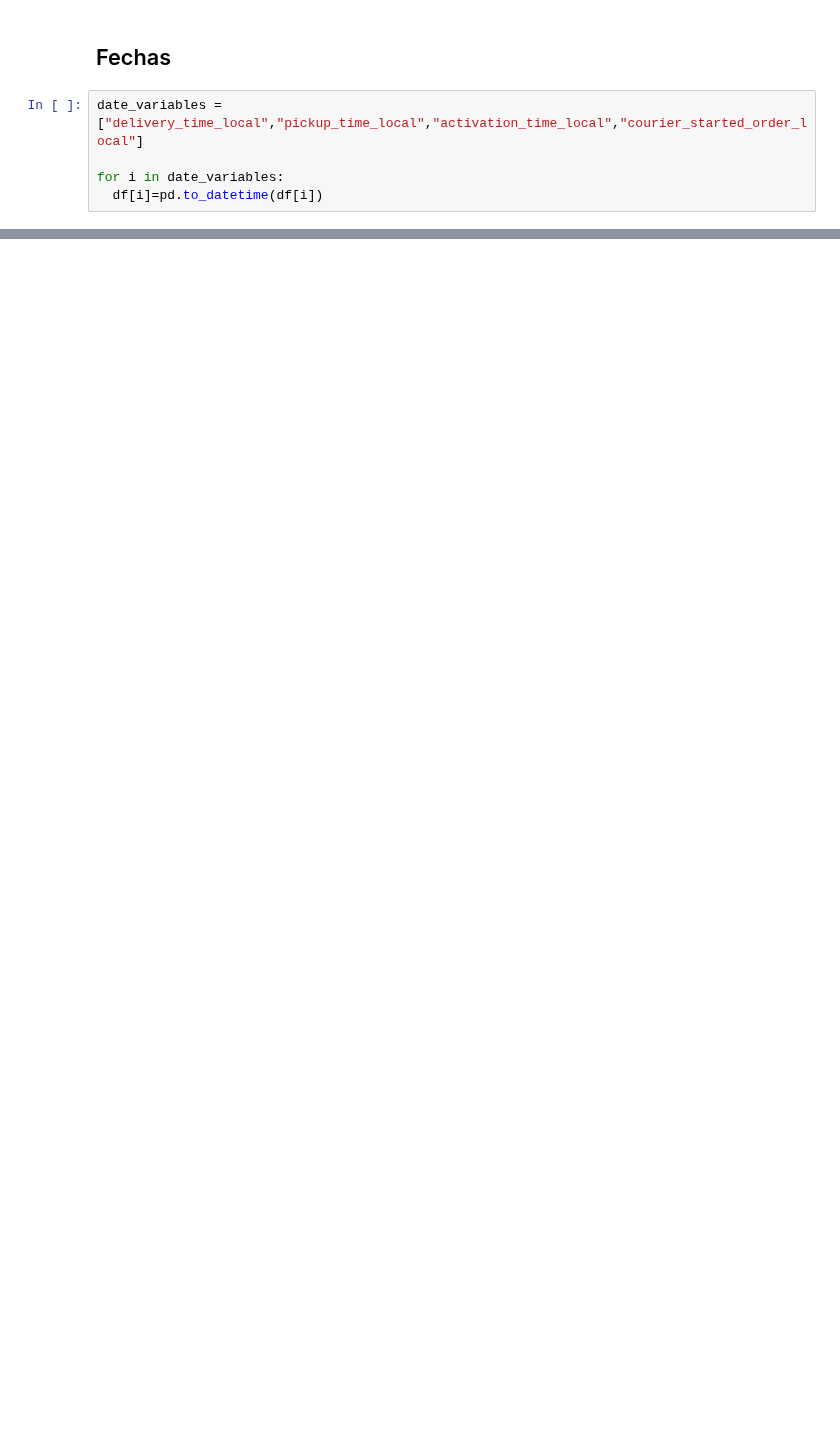
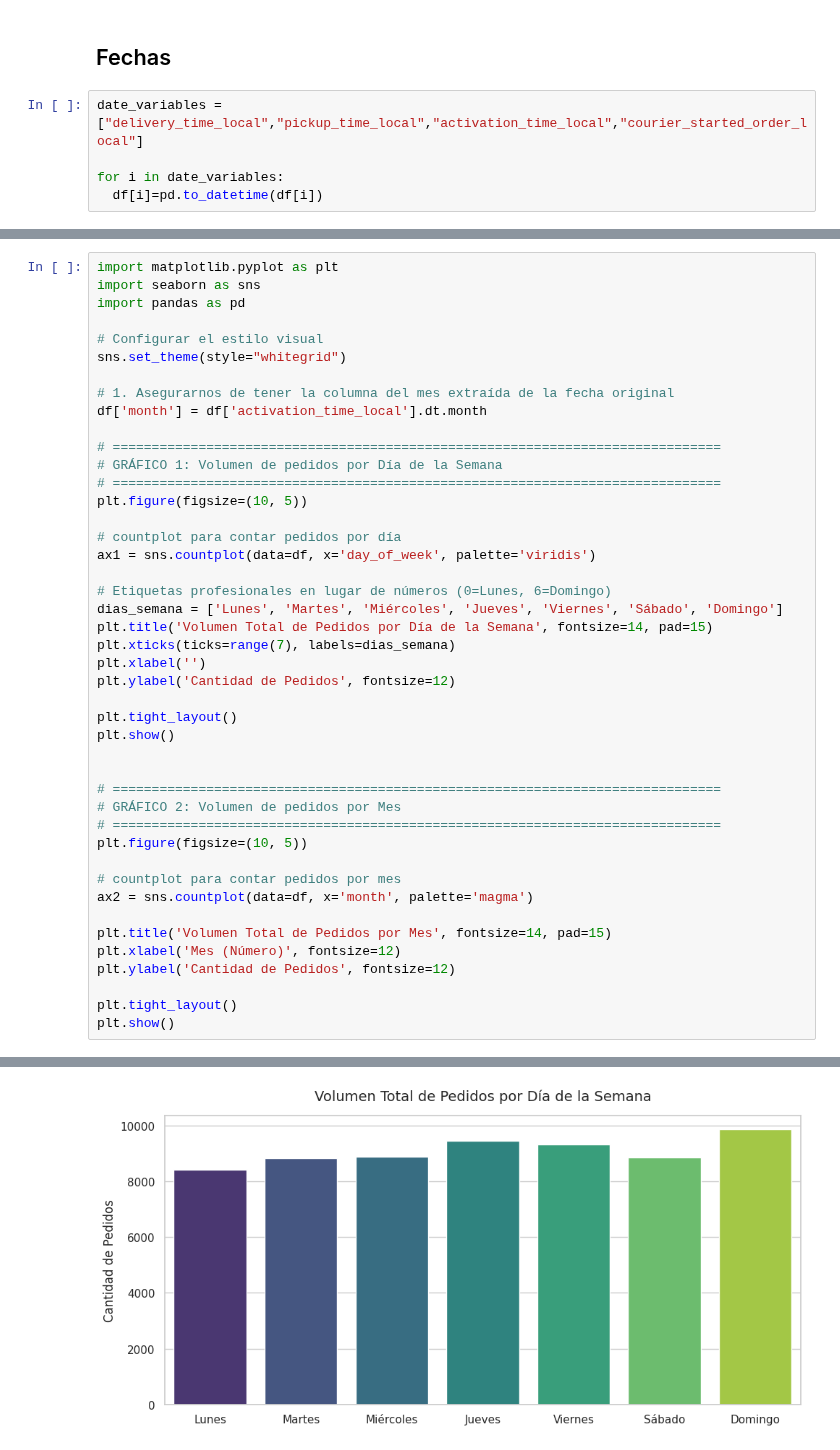
Before and after one commit to antni201204/Glovo_reto, a Jupyter notebook: GLOVO.ipynb, the cells around one changed output, grey strips where cells are left out. Saved outputs shown, nothing was run; the diff lists cells and outputs as text; blank space fills up the shorter version.

```diff
--- a/GLOVO.ipynb
+++ b/GLOVO.ipynb
@@ -208,0 +312,45 @@ df = df.drop(date_variables, axis=1)
+# %%
+import matplotlib.pyplot as plt
+import seaborn as sns
+import pandas as pd
+
+# Configurar el estilo visual
+sns.set_theme(style="whitegrid")
+
+# 1. Asegurarnos de tener la columna del mes extraída de la fecha original
+df['month'] = df['activation_time_local'].dt.month
+
+# ==============================================================================
+# GRÁFICO 1: Volumen de pedidos por Día de la Semana
+# ==============================================================================
+plt.figure(figsize=(10, 5))
+
+# countplot para contar pedidos por día
+ax1 = sns.countplot(data=df, x='day_of_week', palette='viridis')
+
+# Etiquetas profesionales en lugar de números (0=Lunes, 6=Domingo)
+dias_semana = ['Lunes', 'Martes', 'Miércoles', 'Jueves', 'Viernes', 'Sábado', 'Domingo']
+plt.title('Volumen Total de Pedidos por Día de la Semana', fontsize=14, pad=15)
+plt.xticks(ticks=range(7), labels=dias_semana)
+plt.xlabel('')
+plt.ylabel('Cantidad de Pedidos', fontsize=12)
+
+plt.tight_layout()
+plt.show()
+
+
+# ==============================================================================
+# GRÁFICO 2: Volumen de pedidos por Mes
+# ==============================================================================
+plt.figure(figsize=(10, 5))
+
+# countplot para contar pedidos por mes
+ax2 = sns.countplot(data=df, x='month', palette='magma')
+
+plt.title('Volumen Total de Pedidos por Mes', fontsize=14, pad=15)
+plt.xlabel('Mes (Número)', fontsize=12)
+plt.ylabel('Cantidad de Pedidos', fontsize=12)
+
+plt.tight_layout()
+plt.show()
+# %% [output]
@@ -208,0 +360 @@ df = df.drop(date_variables, axis=1)
+[figure, added]
```
Also changed, not shown: parts of 45 cells of this notebook.
